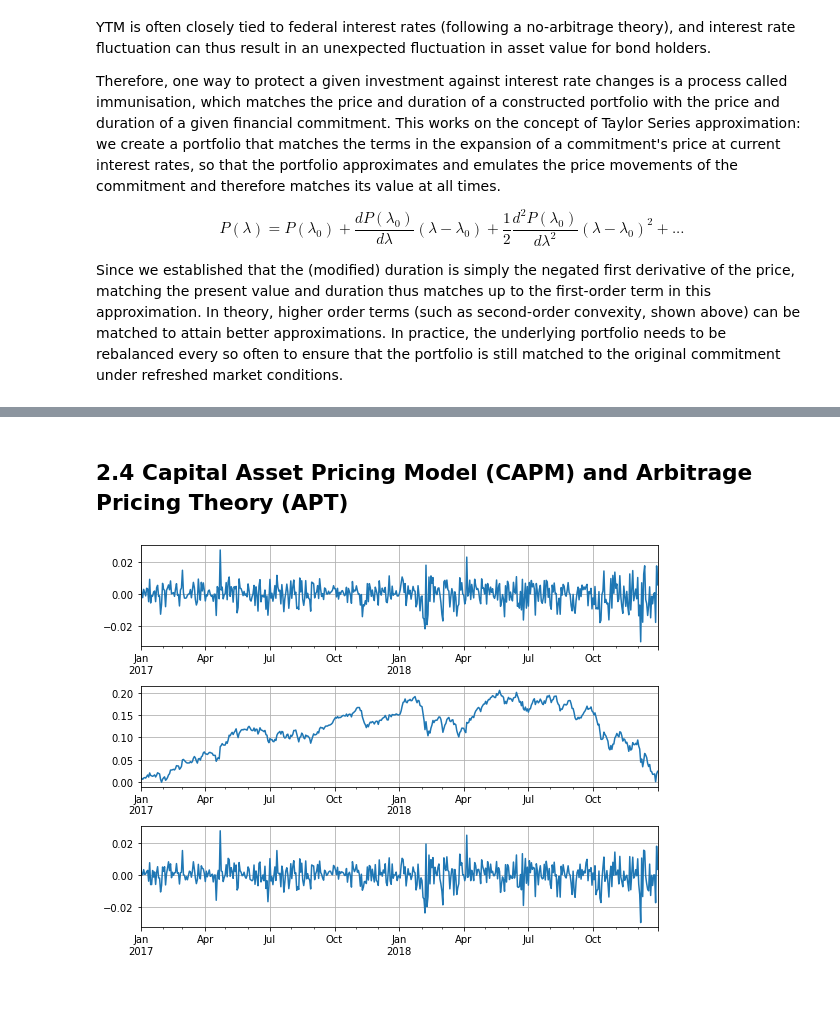
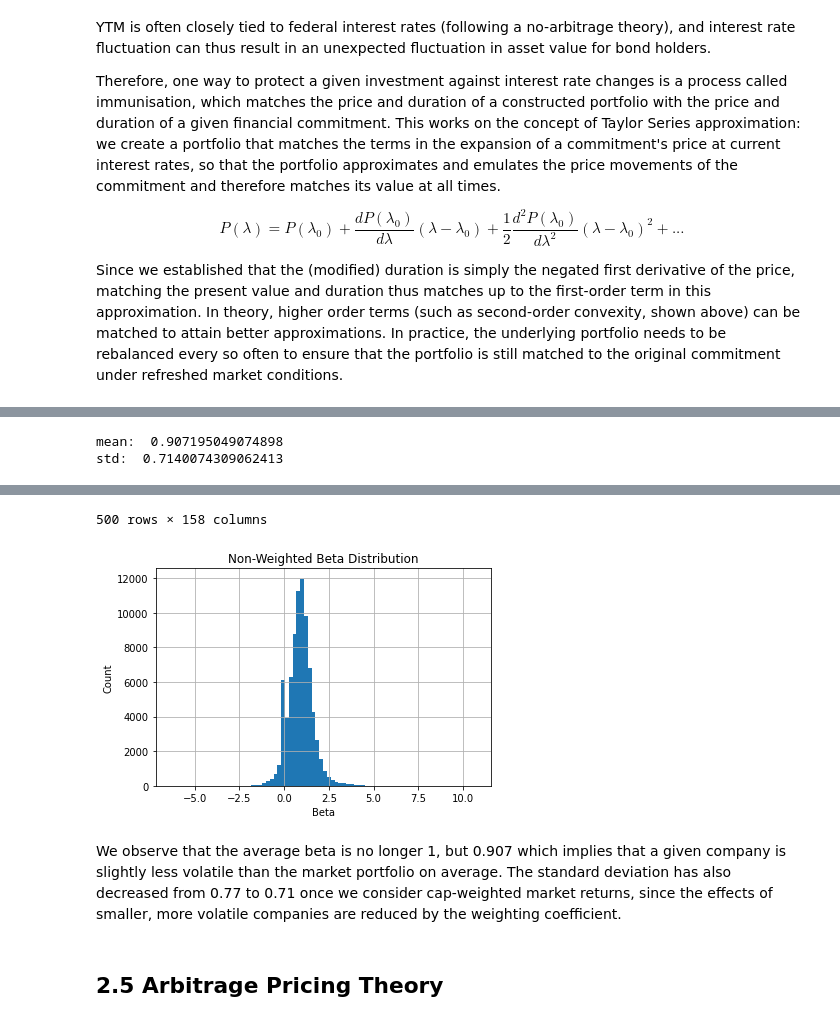
Before and after one commit to Darrekt/SPMLF-CW, a Jupyter notebook: main.ipynb, the cells around one changed output, grey strips where cells are left out. Drawn from its saved outputs; the diff is of its cells as text; code cells hidden in the pictures; blank space fills up the shorter version.

```diff
--- a/main.ipynb
+++ b/main.ipynb
@@ -576,0 +675,5 @@ Since we established that the (modified) duration is simply the negated first de
+# %%
+calc_betas(market_returns)
+# %% [output]
+mean:  0.907195049074898
+std:  0.7140074309062413
@@ -577,2 +692,6 @@ Since we established that the (modified) duration is simply the negated first de
+500 rows × 158 columns
+[figure, added]
+# %% [markdown]
+We observe that the average beta is no longer 1, but 0.907 which implies that a given company is slightly less volatile than the market portfolio on average. The standard deviation has also decreased from 0.77 to 0.71 once we consider cap-weighted market returns, since the effects of smaller, more volatile companies are reduced by the weighting coefficient.
 # %% [markdown]
-## 2.4 Capital Asset Pricing Model (CAPM) and Arbitrage Pricing Theory (APT)
+## 2.5 Arbitrage Pricing Theory
@@ -587,18 +697,0 @@ df = df.sort_index()
-# %%
-# Estimate the market returns per day: un-weighted average return across all companies
-unweighted_returns = df['ret'].mean(1)
-
-# Estimate the cap-weighted market return: the capitalisation-weighted daily average return across all companies.
-market_returns = df['ret'].multiply(df['mcap'])       # Daily return per company, element-wise multiplication with market cap
-total_market_caps = df['mcap'].sum(axis=1)            # Daily total market values
-market_returns = market_returns.sum(axis=1).divide(total_market_caps)  # Sum across companies and divide by total market cap
-
-fig, (ax1, ax2, ax3) = plt.subplots(3,1)
-unweighted_returns.plot(ax=ax1, grid=True)
-unweighted_returns.cumsum().plot(ax=ax2, grid=True)
-
-market_returns.plot(ax=ax3, grid=True)
-fig.set_size_inches(8,6)
-fig.tight_layout()
-# %% [output]
-[figure, removed]
```
Also changed, not shown: parts of 16 cells of this notebook, 1 other file.
